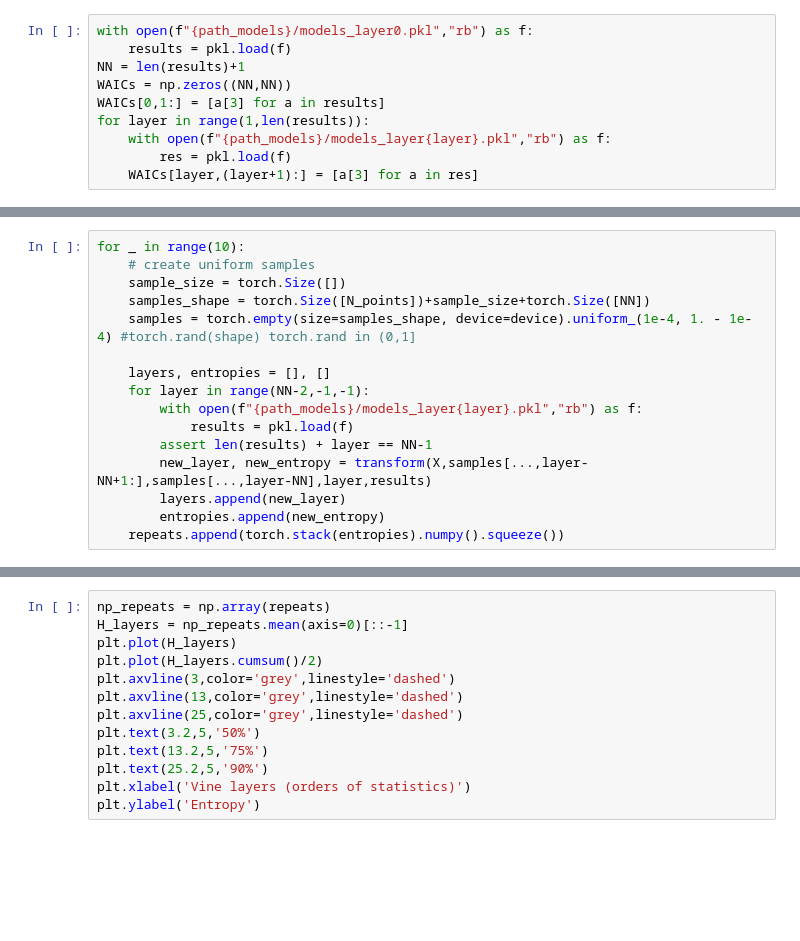
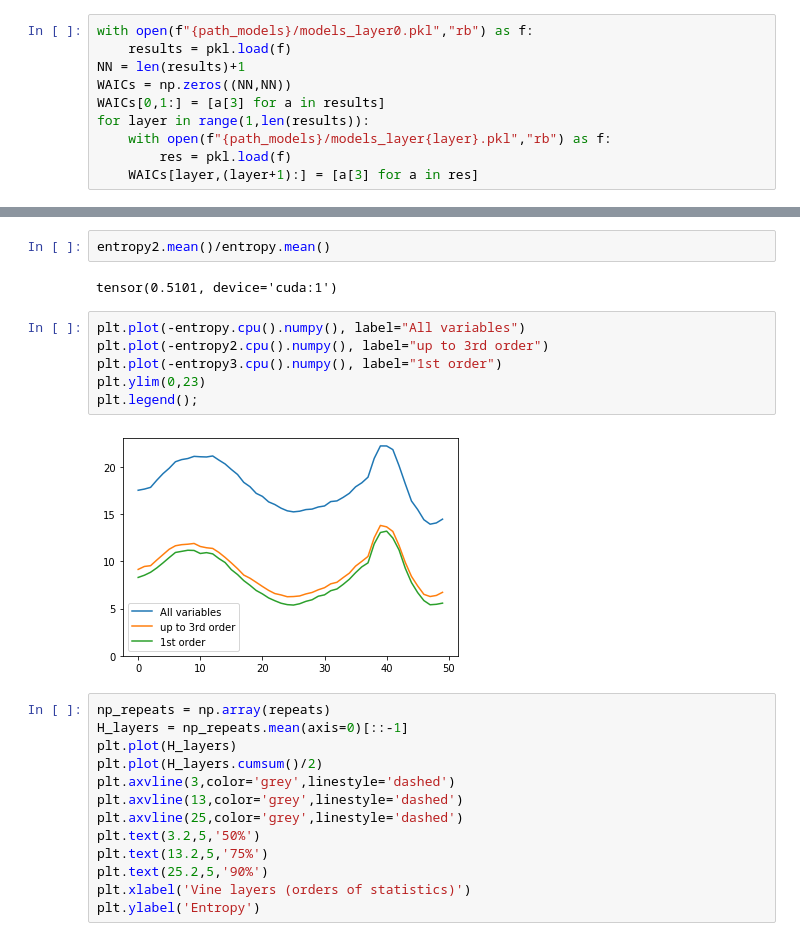
Before and after one commit to NinelK/CopulaGP, a Jupyter notebook: notebooks/vine/Vine.ipynb, the cells around one changed output, grey strips where cells are left out. Cells and saved outputs as stored; diff of their text form; blank space fills up the shorter version.

```diff
--- a/notebooks/vine/Vine.ipynb
+++ b/notebooks/vine/Vine.ipynb
@@ -69,16 +34,0 @@ repeats = []
-# %%
-for _ in range(10):
-    # create uniform samples
-    sample_size = torch.Size([])
-    samples_shape = torch.Size([N_points])+sample_size+torch.Size([NN])
-    samples = torch.empty(size=samples_shape, device=device).uniform_(1e-4, 1. - 1e-4) #torch.rand(shape) torch.rand in (0,1]
-
-    layers, entropies = [], []
-    for layer in range(NN-2,-1,-1):
-        with open(f"{path_models}/models_layer{layer}.pkl","rb") as f:
-            results = pkl.load(f)
-        assert len(results) + layer == NN-1
-        new_layer, new_entropy = transform(X,samples[...,layer-NN+1:],samples[...,layer-NN],layer,results)
-        layers.append(new_layer)
-        entropies.append(new_entropy)
-    repeats.append(torch.stack(entropies).numpy().squeeze())
@@ -90,3 +121,15 @@ for r in repeats:
+# %%
+entropy2.mean()/entropy.mean()
+# %% [output]
+tensor(0.5101, device='cuda:1')
+# %%
+plt.plot(-entropy.cpu().numpy(), label="All variables")
+plt.plot(-entropy2.cpu().numpy(), label="up to 3rd order")
+plt.plot(-entropy3.cpu().numpy(), label="1st order")
+plt.ylim(0,23)
+plt.legend();
+# %% [output]
+[figure, added]
 # %%
 np_repeats = np.array(repeats)
 H_layers = np_repeats.mean(axis=0)[::-1]
```
Also changed, not shown: parts of 15 cells of this notebook, 10 other files.
